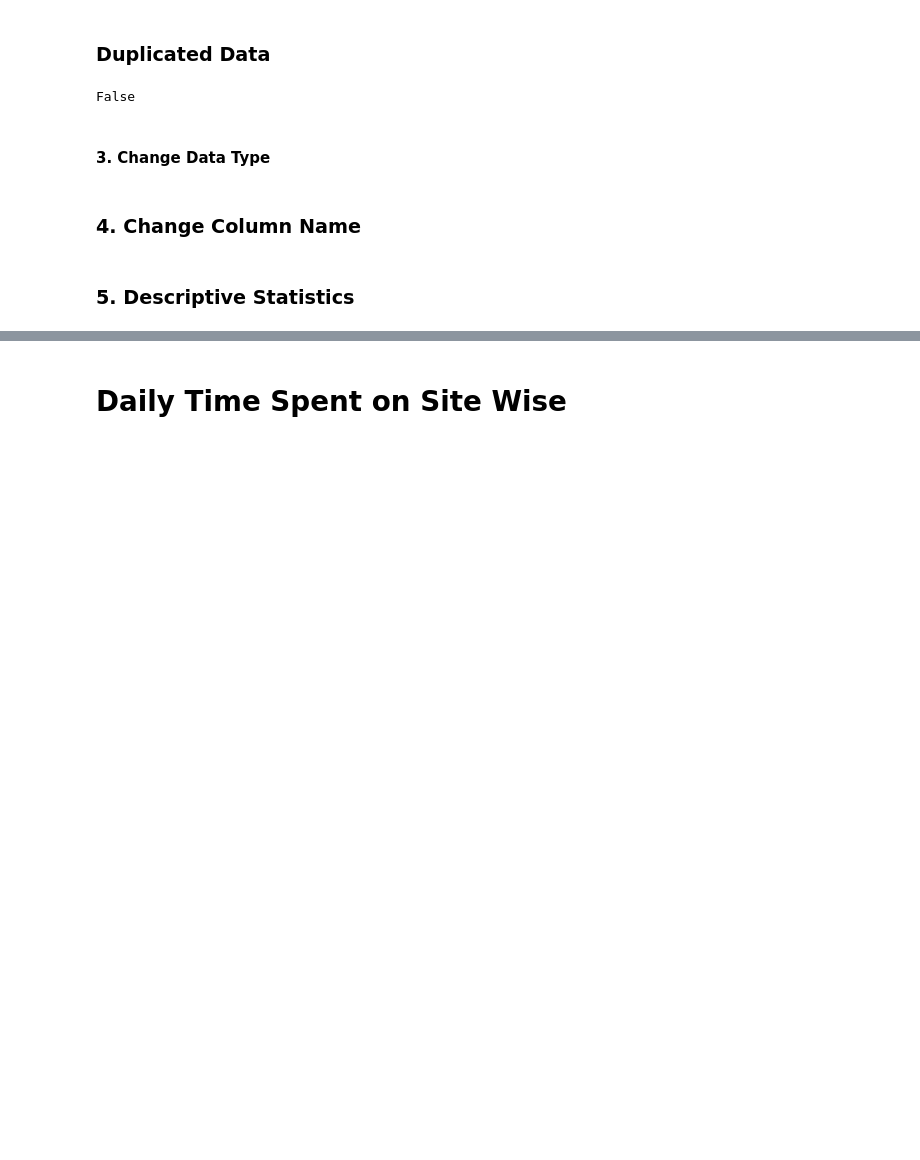
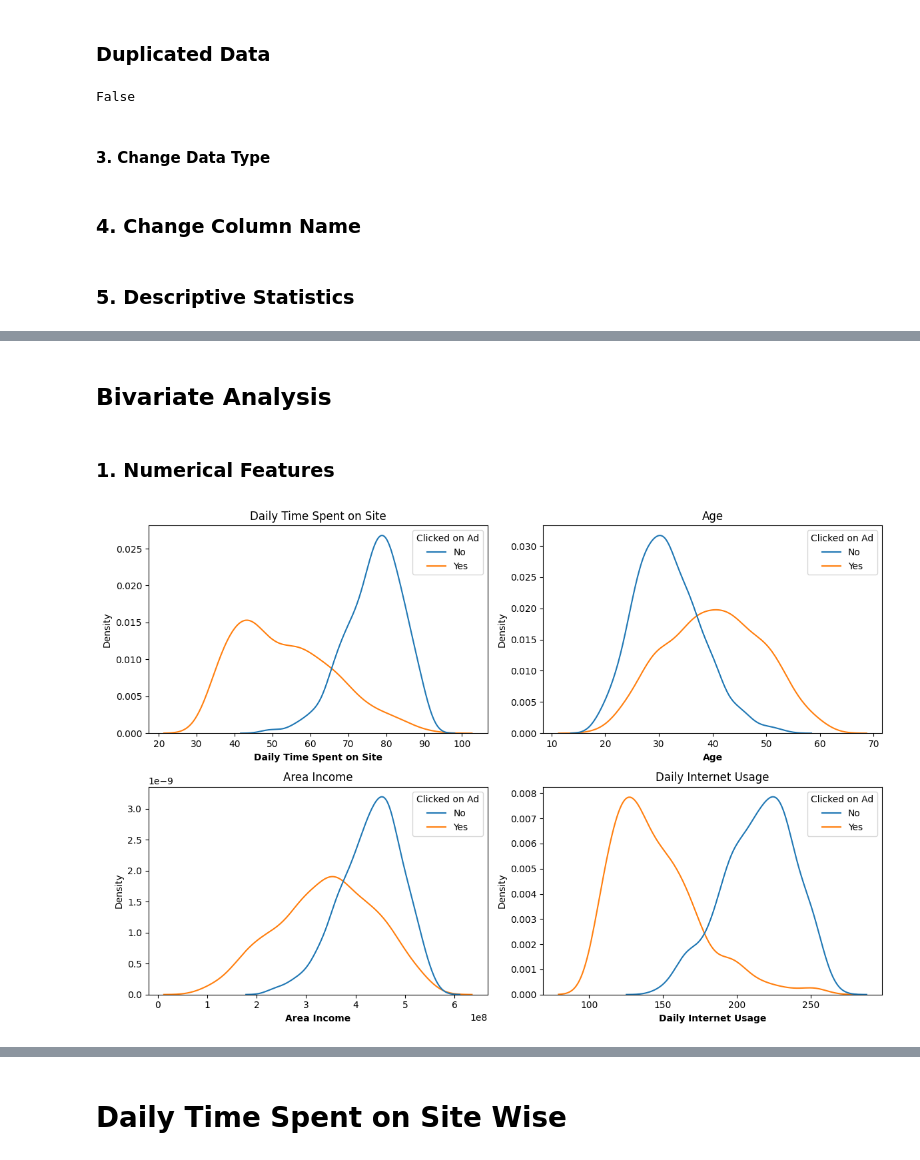
Before and after one commit to Beyoojn/predictclickads, a Jupyter notebook: advertisement.ipynb, the cells around one changed output, grey strips where cells are left out. Drawn from its saved outputs; the diff is of its cells as text; code cells hidden in the pictures; blank space fills up the shorter version.

```diff
--- a/advertisement.ipynb
+++ b/advertisement.ipynb
@@ -122,0 +224,14 @@ df_clean.sample(5)
+# %% [markdown]
+## Bivariate Analysis
+# %% [markdown]
+### 1. Numerical Features
+# %%
+plt.figure(figsize = (12,8))
+for i in range(len(nums)):
+    plt.subplot(2, 2, i+1)
+    sns.kdeplot(x=nums[i], hue='Clicked on Ad', data=df)
+    plt.xlabel(nums[i], fontsize=10, fontweight = 'bold')
+    plt.title(f'{nums[i]}')
+    plt.tight_layout()
+# %% [output]
+[figure, added]
```
Also changed, not shown: parts of 43 cells of this notebook.
